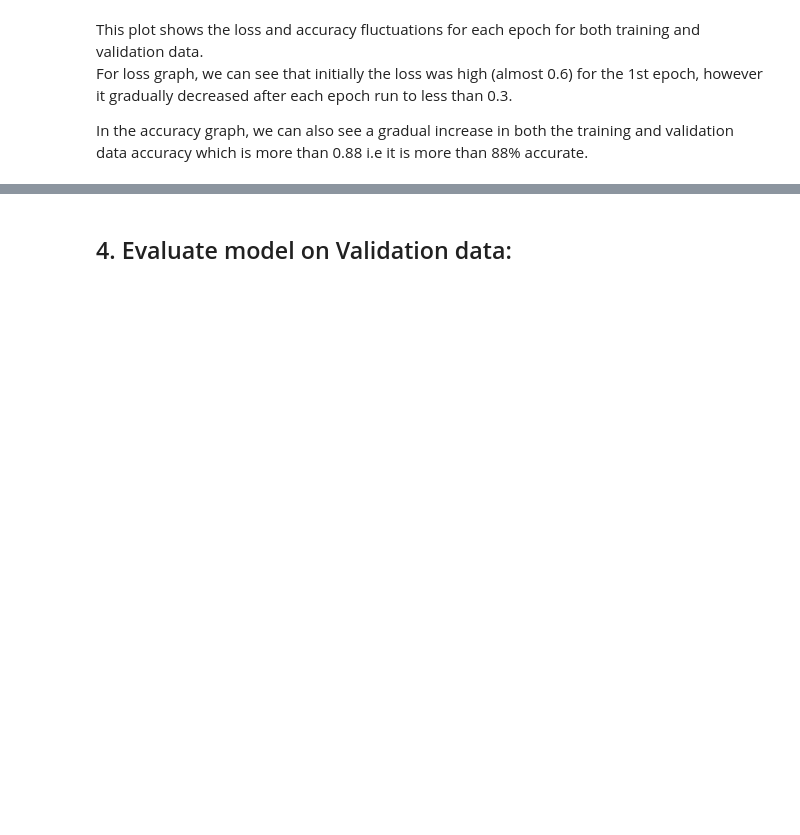
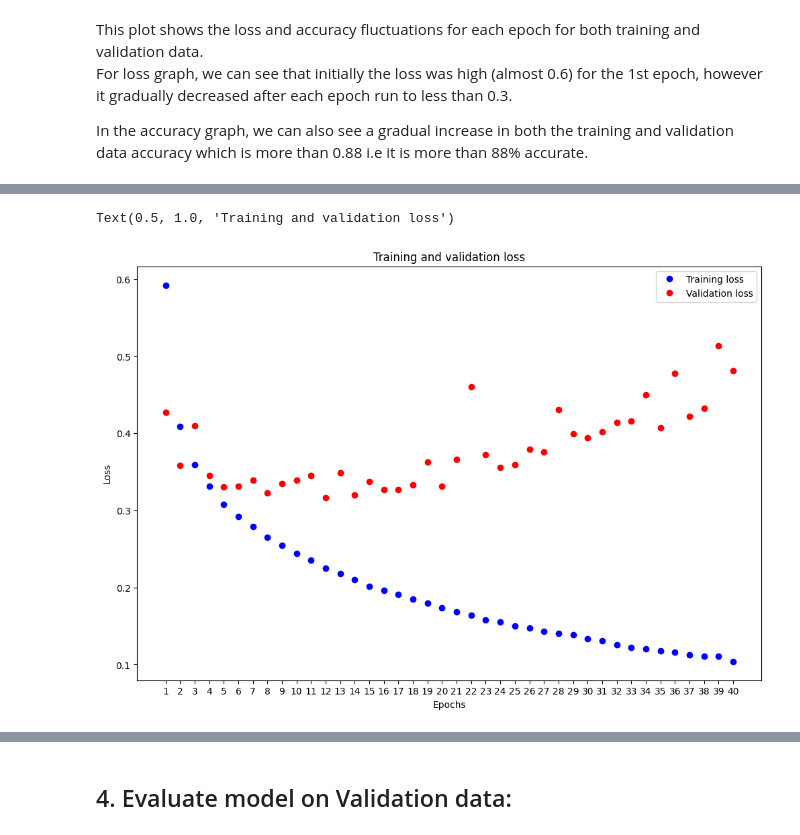
Before and after one commit to HamnaAshraf1/CSCN8010-labs, a Jupyter notebook: lab8_HamnaAshraf.ipynb, the cells around one changed output, grey strips where cells are left out. Drawn from its saved outputs; the diff is of its cells as text; code cells hidden in the pictures; blank space fills up the shorter version.

```diff
--- a/lab8_HamnaAshraf.ipynb
+++ b/lab8_HamnaAshraf.ipynb
@@ -251,0 +263,9 @@ In the accuracy graph, we can also see a gradual increase in both the training a
+# %%
+checkpoint_filepath = 'best_model1.hdf5'  # Filepath where you want to save the model, hdf5 is keras extension
+
+model_checkpoint_callback = ModelCheckpoint(
+    filepath=checkpoint_filepath,
+    save_weights_only=False,  # If set False, then it will save the full model
+    monitor='val_loss',
+    mode='min',  # Monitor validation loss and save on minimum
+    save_best_only=True)
@@ -251,0 +276,11 @@ In the accuracy graph, we can also see a gradual increase in both the training a
+# %%
+model1 = keras.Sequential([
+    layers.Dense(512, activation="relu"),
+    layers.Dense(10, activation="softmax")
+])
+# %%
+model1.compile(optimizer="rmsprop",
+              loss="sparse_categorical_crossentropy",
+              metrics=["accuracy"])
+# %%
+history1 = model1.fit(X_train, y_train, epochs=40, batch_size=128, validation_data=(X_validate,y_validate), callbacks=[model_checkpoint_callback])
@@ -251,0 +305,15 @@ In the accuracy graph, we can also see a gradual increase in both the training a
+# %%
+plt.figure(figsize=(12, 8))
+loss_values = history1.history["loss"]
+val_loss_values = history1.history["val_loss"]
+epochs = range(1, len(loss_values) + 1)
+plt.plot(epochs, loss_values, "bo", label="Training loss")
+plt.plot(epochs, val_loss_values, "ro", label="Validation loss")
+plt.xlabel("Epochs")
+plt.xticks(epochs)
+plt.ylabel("Loss")
+plt.legend()
+plt.title("Training and validation loss")
+# %% [output]
+Text(0.5, 1.0, 'Training and validation loss')
+[figure, added]
```
Also changed, not shown: parts of 71 cells of this notebook, 1 other file.
